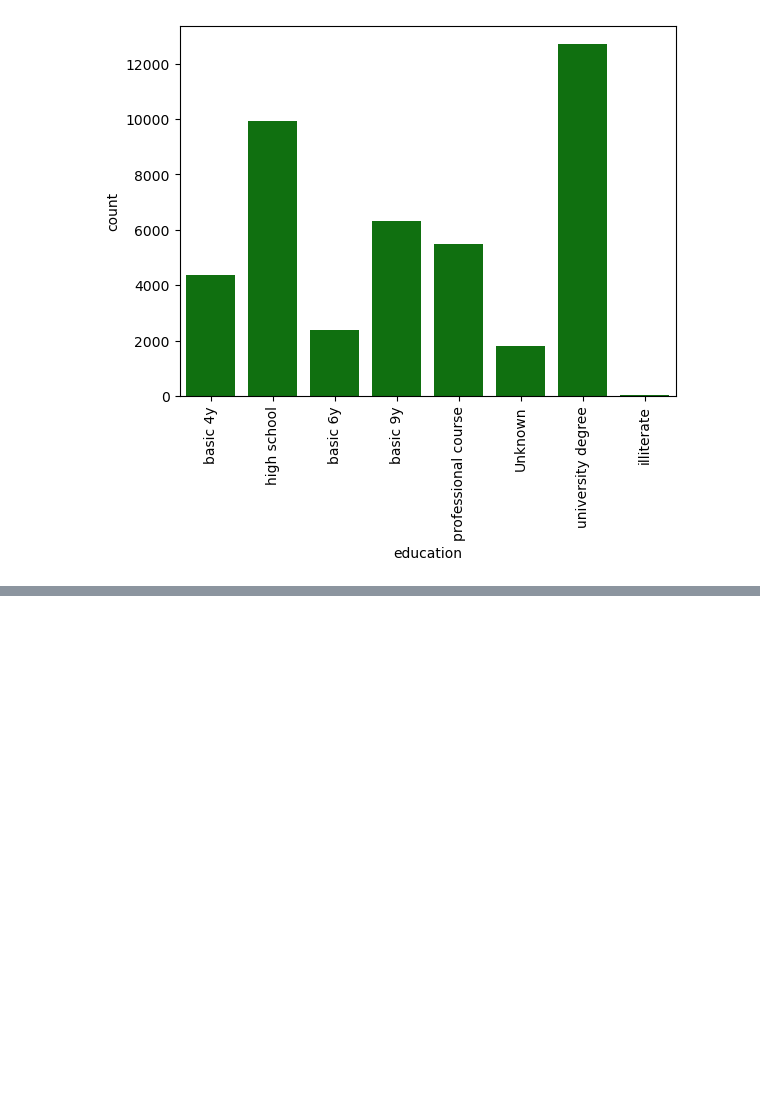
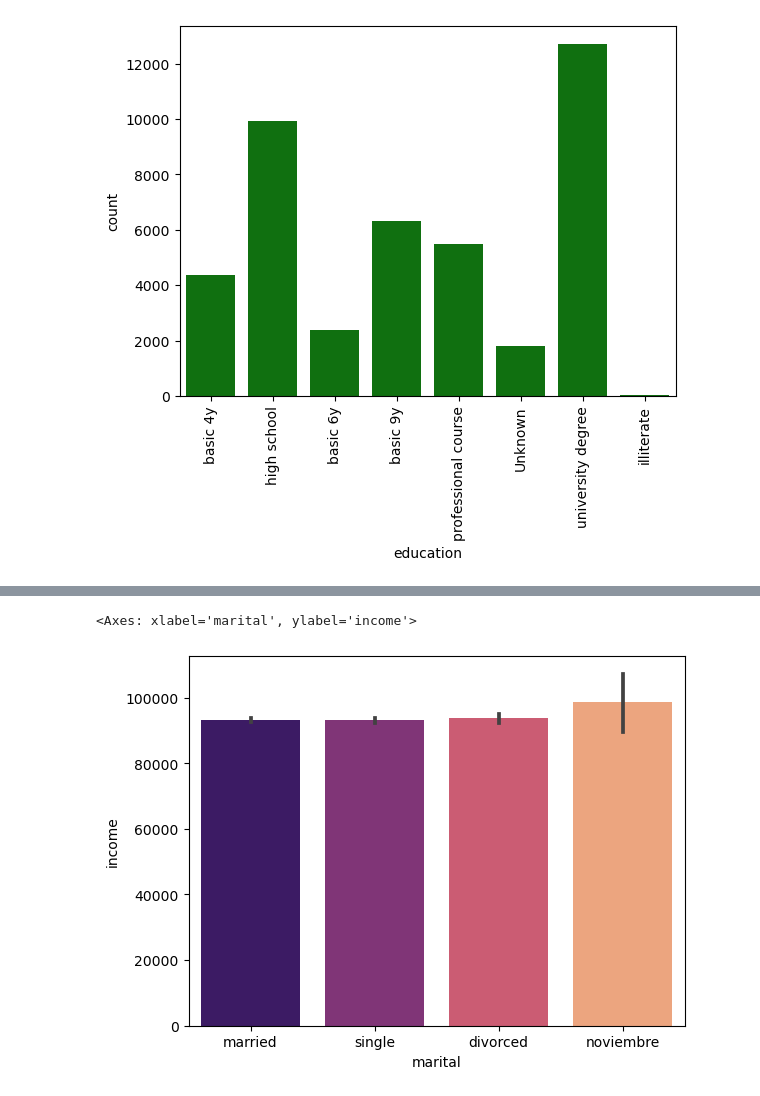
Before and after one commit to nerearial/Ejercicios_Adalab, a Jupyter notebook: Modulo 3/7. Visualizacion/clase-visualizacion-24082024.ipynb, the cells around one changed output, grey strips where cells are left out. Drawn from its saved outputs; the diff is of its cells as text; code cells hidden in the pictures; blank space fills up the shorter version.

```diff
--- a/Modulo 3/7. Visualizacion/clase-visualizacion-24082024.ipynb
+++ b/Modulo 3/7. Visualizacion/clase-visualizacion-24082024.ipynb
@@ -174,0 +195,12 @@ plt.xticks(rotation=90) # con esto le damos espaciado para que las columnas se m
+# %%
+# Analizar variables numéricas y categóricas:
+
+# Barplot
+
+sns.barplot(data=df,
+            x='marital',
+            y='income',
+            palette='magma')
+# %% [output]
+<Axes: xlabel='marital', ylabel='income'>
+[figure, added]
```
Also changed, not shown: parts of 2 cells of this notebook.
